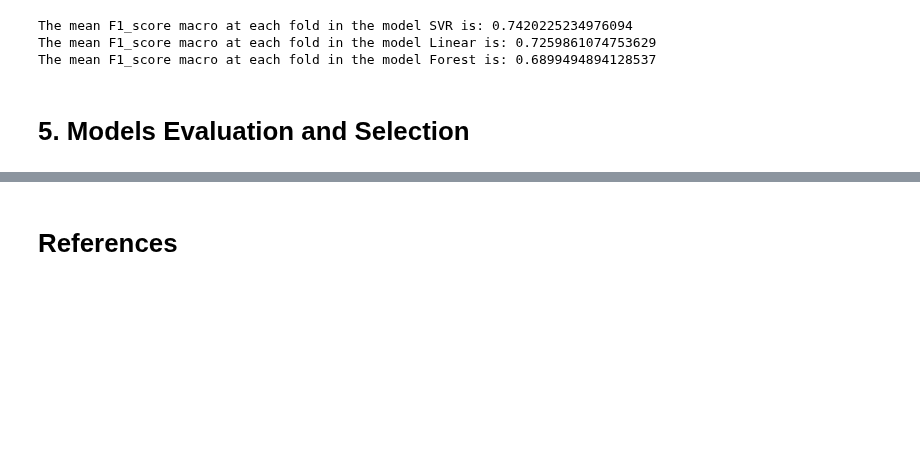
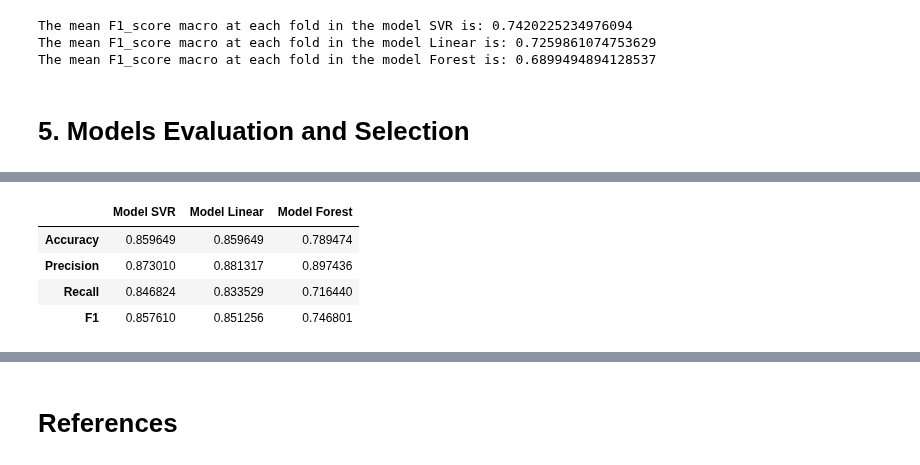
Before and after one commit to alexisuaguilaru/Country_Income_Model, a Jupyter notebook: MachineLearningModels/Models.ipynb, the cells around one changed output, grey strips where cells are left out. Drawn from its saved outputs; the diff is of its cells as text; code cells hidden in the pictures; blank space fills up the shorter version.

```diff
--- a/MachineLearningModels/Models.ipynb
+++ b/MachineLearningModels/Models.ipynb
@@ -254,3 +260,15 @@ DumpSaveModels(models,ModelNames)
 # Load models from a .pkl files
 
 BestModels = list(LoadModels(ModelNames))
+# %%
+# Evaluating models
+
+EvaluationResults = EvaluateModels(ModelNames,BestModels,X_eval,y_eval)
+
+EvaluationResults
+# %% [output]
+|  | Model SVR | Model Linear | Model Forest |
+| Accuracy | 0.859649 | 0.859649 | 0.789474 |
+| Precision | 0.873010 | 0.881317 | 0.897436 |
+| Recall | 0.846824 | 0.833529 | 0.716440 |
+| F1 | 0.857610 | 0.851256 | 0.746801 |
```
Also changed, not shown: parts of 10 cells of this notebook, 4 other files.
